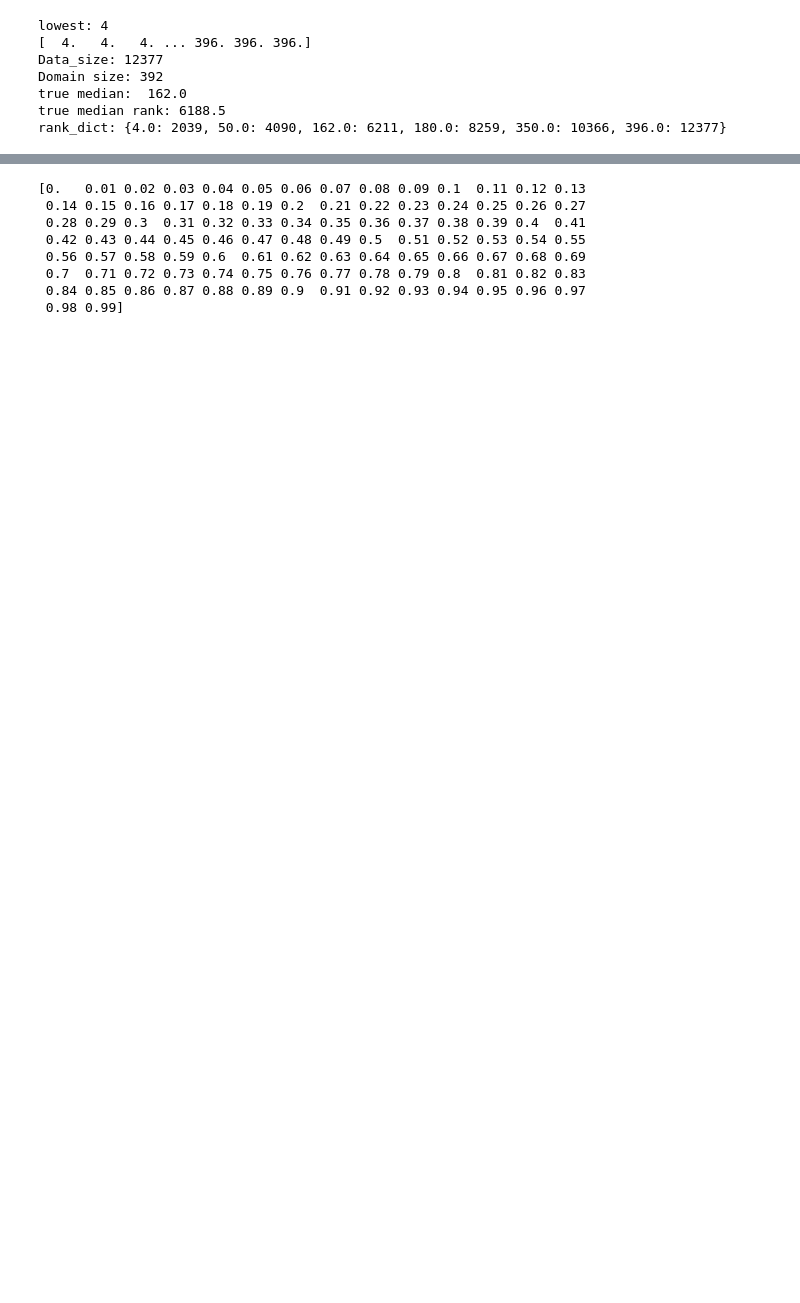
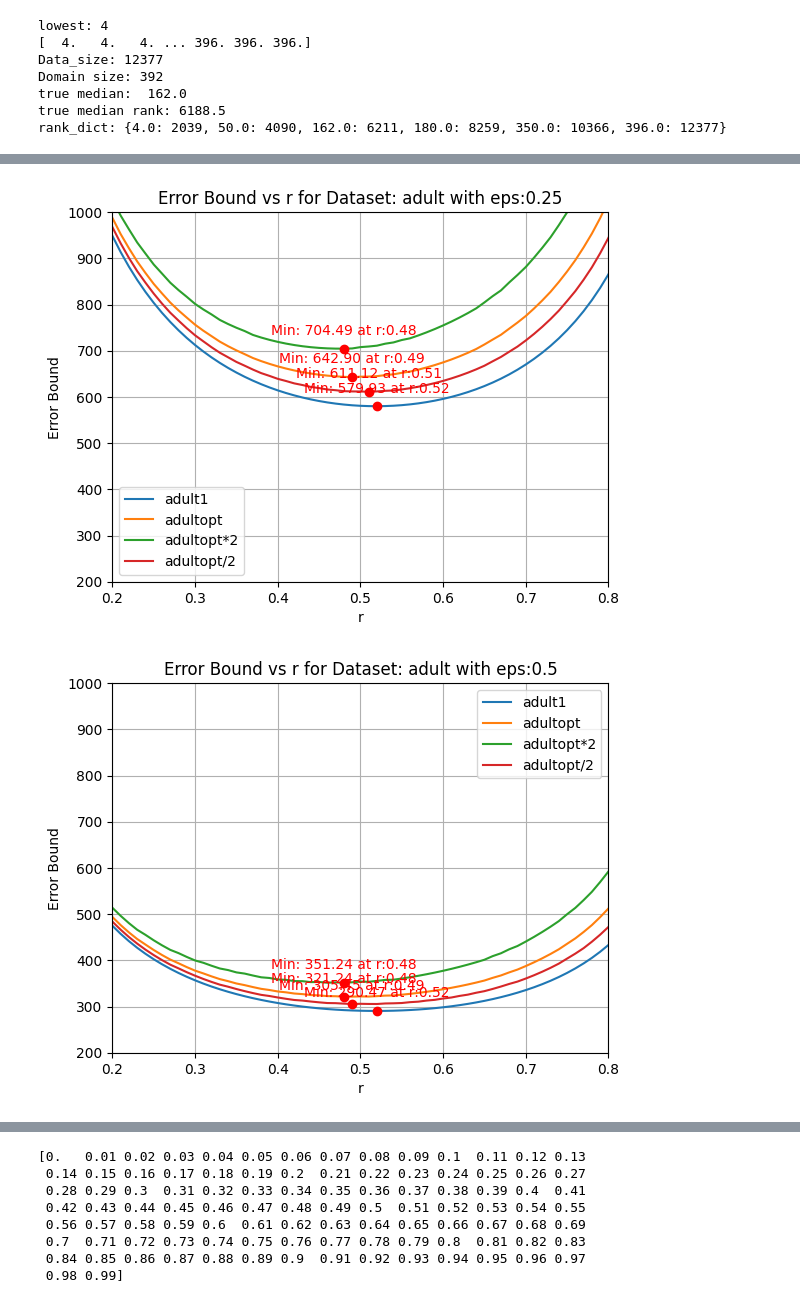
Before and after one commit to Timliuw/DP-Tim, a Jupyter notebook: CI_Tim.ipynb, the cells around one changed output, grey strips where cells are left out. Cells and saved outputs as stored; diff of their text form; code cells hidden in the pictures; blank space fills up the shorter version.

```diff
--- a/CI_Tim.ipynb
+++ b/CI_Tim.ipynb
@@ -1517,0 +1537,59 @@ for mode,data_uuid in dataset_id_dict.items():
+# %%
+
+# Test error bound with diff eps splitting for all datasets
+# with diff step size
+import matplotlib.pyplot as plt
+eps_list = [0.25,0.5,1,2,4]
+for mode,data_uuid in dataset_id_dict.items():
+  if mode == 1:
+    D = readInput(mode)
+    n = len(D)
+    lowest = int(min(D))
+    highest = int(max(D))
+    domain_size = highest - lowest
+
+    for eps_val in eps_list:
+      error_bound_values = [[],[],[],[]]
+      eps = [eps_val]
+      r_values = np.arange(0, 1, 0.01)
+      min_error_bound = [float('inf'),float('inf'),float('inf'),float('inf')]
+      min_r_value = [None,None,None,None]
+      min_error = [None,None,None,None]
+      for r in r_values:
+        eps_1 = r * eps_val
+        eps_2 = eps_val - eps_1
+        optimized_step = int(8/eps_2)
+        for step_index in range(0,4):
+          steps = [1,optimized_step,optimized_step*2,optimized_step/2]
+          b_list_step = int(steps[step_index])
+          b_list = range(0, domain_size, b_list_step*int(n/b_list_step))
+          C = (2/eps_1) *(np.log(domain_size/beta_1))
+          m = len(b_list)
+          alpha = (8*np.log(m)+np.log(2/beta_2)) / eps_2
+          error_bound = C + alpha + b_list_step
+          error_bound_values[step_index].append(error_bound)
+          if error_bound < min_error_bound[step_index]:
+            min_error_bound[step_index] = error_bound
+            min_r_value[step_index] = r
+            min_error[step_index] = error_bound
+      for step_index in range(0,4):
+        step_options = ["1","opt","opt*2","opt/2"]
+        plt.plot(r_values, error_bound_values[step_index], label=data_uuid+step_options[step_index])
+        plt.scatter(min_r_value[step_index], min_error[step_index], color='red', zorder=5)
+        plt.annotate(f"Min: {min_error[step_index]:.2f} at r:{min_r_value[step_index]}",
+                (min_r_value[step_index], min_error[step_index]),
+                textcoords="offset points",
+                xytext=(0,10),
+                ha='center', color='red')
+
+      plt.xlim(0.2, 0.8)  # Zoom in on the r-axis range [0.2, 0.8]
+      plt.ylim(200, 1000)
+      plt.title(f"Error Bound vs r for Dataset: {data_uuid} with eps:{eps_val}")
+      plt.xlabel("r")
+      plt.ylabel("Error Bound")
+      plt.legend(loc="best")
+      plt.grid(True)
+      plt.show()
+# %% [output]
+[figure, added]
+[figure, added]
```
Also changed, not shown: parts of 8 cells of this notebook.
